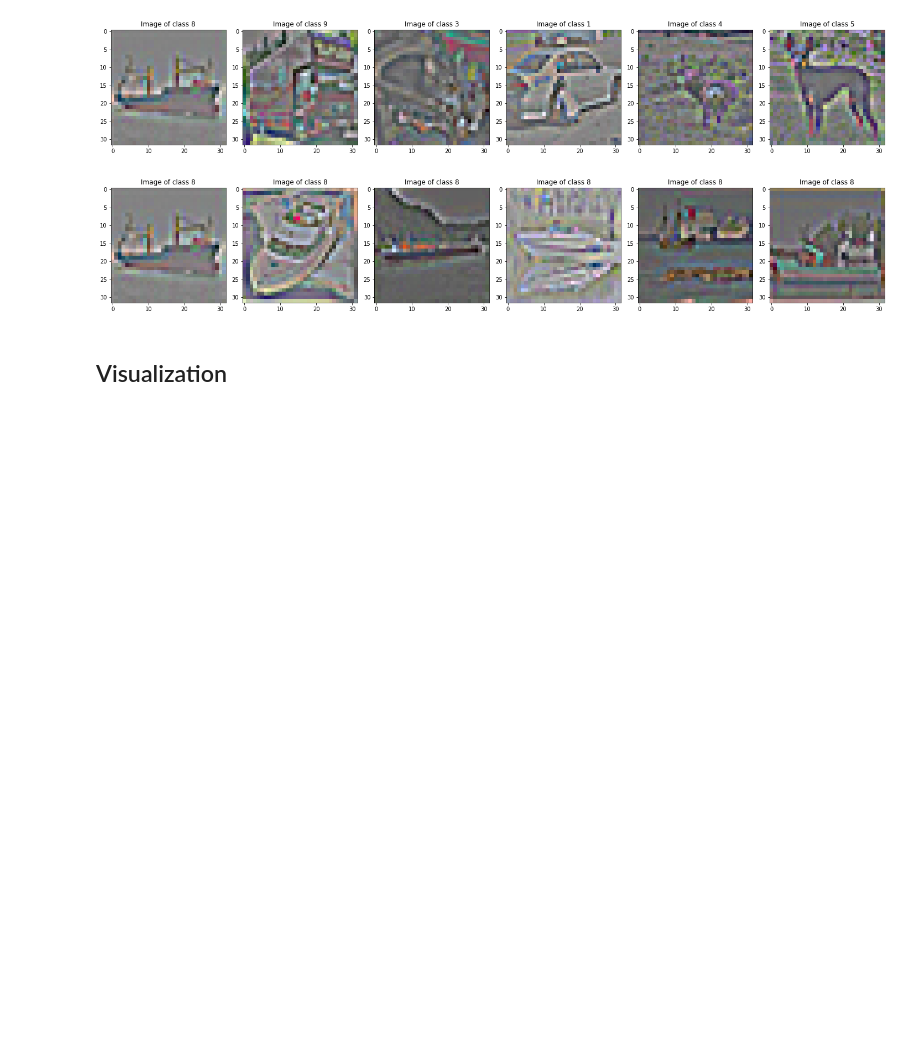
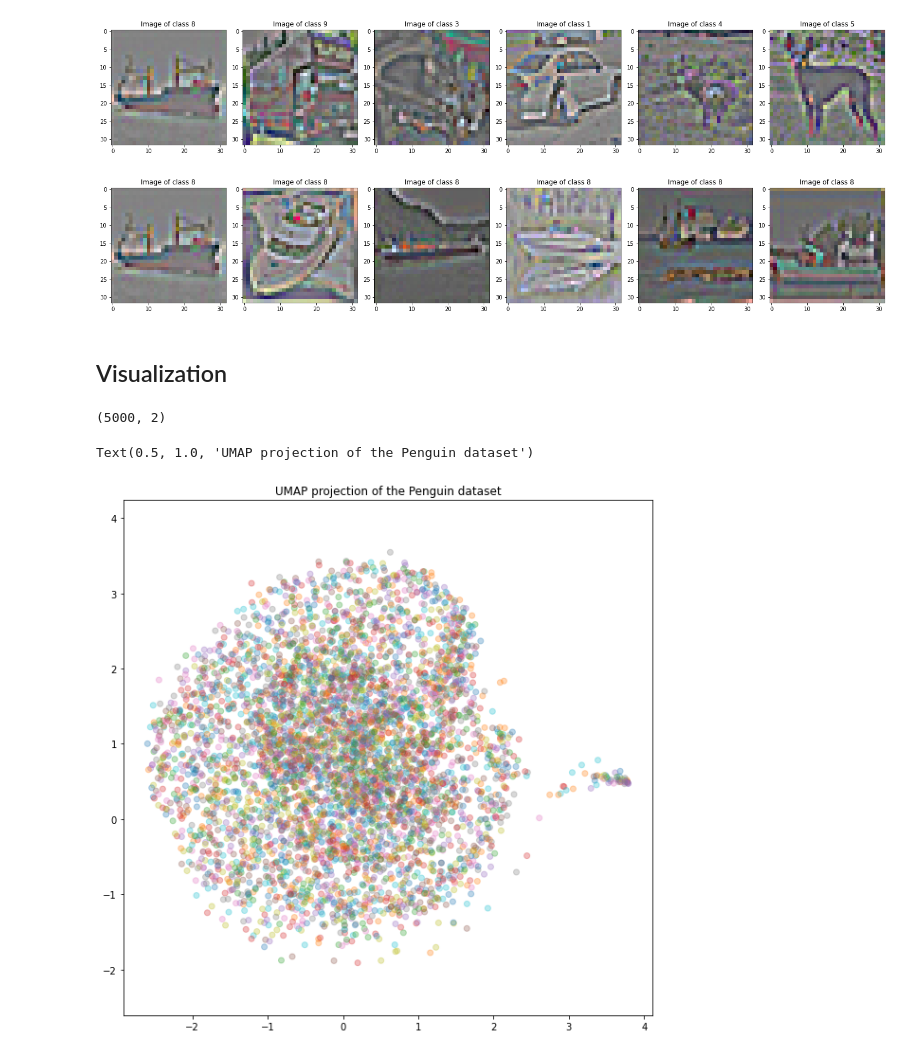
Before and after one commit to theodumont/kernel-methods-challenge-2022, a Jupyter notebook: data_exploration.ipynb, the cells around one changed output. Cells and saved outputs as stored; diff of their text form; code cells hidden in the pictures; blank space fills up the shorter version.

```diff
--- a/data_exploration.ipynb
+++ b/data_exploration.ipynb
@@ -31,0 +41,19 @@ show_images(Xtr_tensor[Ytr==8], Ytr[Ytr==8])
+# %%
+reducer = umap.UMAP()
+# %%
+embedding = reducer.fit_transform(Xtr)
+embedding.shape
+# %% [output]
+(5000, 2)
+# %%
+plt.figure(figsize=(10,10))
+plt.scatter(
+    embedding[:, 0],
+    embedding[:, 1],
+    c=[sns.color_palette()[x] for x in Ytr],
+    alpha=.3)
+plt.gca().set_aspect('equal', 'datalim')
+plt.title('UMAP projection of the Penguin dataset')
+# %% [output]
+Text(0.5, 1.0, 'UMAP projection of the Penguin dataset')
+[figure, added]
```
Also changed, not shown: parts of 2 cells of this notebook, 3 other files.
